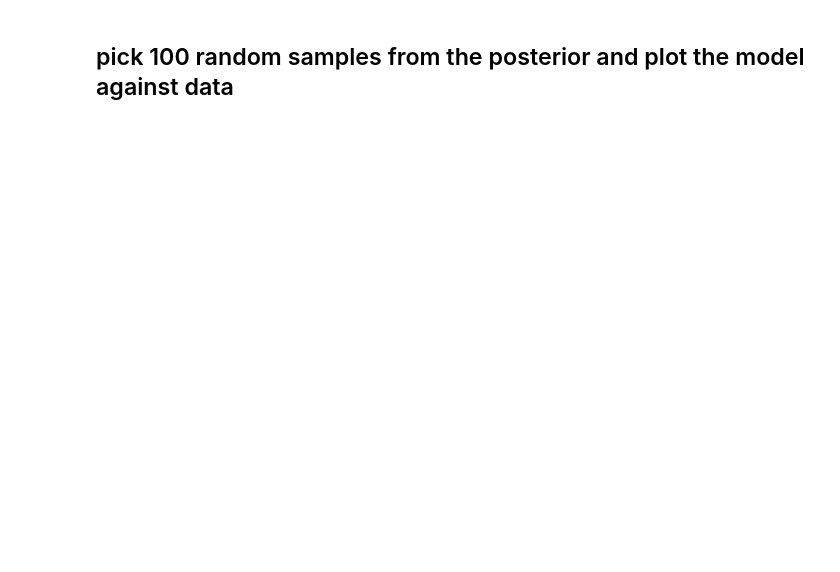
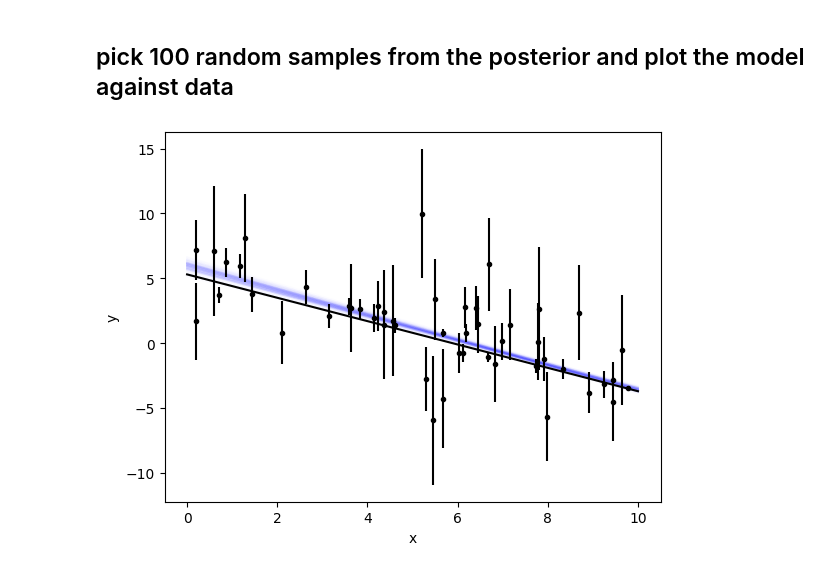
Before and after one commit to vernica-mehta/astr4004-8004-2025, a Jupyter notebook: notebooks/inference-part3.ipynb, the cells around one changed output. Drawn from its saved outputs; the diff is of its cells as text; code cells hidden in the pictures; blank space fills up the shorter version.

```diff
--- a/notebooks/inference-part3.ipynb
+++ b/notebooks/inference-part3.ipynb
@@ -55,7 +57,10 @@ def lnprior(params):
     """
     m, b = params
 
-    ...
+    if m_min<m<m_max and b_min<b<b_max:
+        return 0
+    else:
+        return -np.inf
 # %% [markdown]
 ## Calculate the likelihood
 # %%
@@ -67,8 +72,8 @@ def lnlike(params, x, y, yerr):
     """
     #simple case
     m, b = params
-
-    ...
+    model = m*x+b
+    return -0.5 * np.sum(((y-model) / yerr)**2) + np.log(yerr**2)
 # %% [markdown]
 ## Obtain the posterior
 # %%
@@ -77,7 +82,12 @@ def lnprob(params, x, y, yerr):
     This defines the posterior. Following Bayes' Theorem, the posterior is just the
     product of the prior and the likelihood. Conveniently, this is just a sum on log-space."""
 
-    ...
+    lp = lnprior(params)
+
+    if not np.isfinite(lp):
+        return -np.inf
+
+    return lp + lnlike(params,x,y,yerr)
 # %% [markdown]
 ## Bayesian inference
 # %%
@@ -156,9 +171,16 @@ figure = corner.corner(plot_data,
 # %% [markdown]
 ## pick 100 random samples from the posterior and plot the model against data
 # %%
-...
+x_ref = np.linspace(0,10,100)
+inds = np.random.randint(len(plot_data), size=100)
+
+for ind in inds:
+    m,b = plot_data[ind]
+    plt.plot(x_ref, x_ref*m+b, c='blue', alpha=0.01)
 
 plt.errorbar(x, y, yerr=yerr, fmt=".k", capsize=0)
 plt.plot(x_ref, m_true * x_ref + b_true, "k")
 plt.xlabel('x')
 plt.ylabel('y');
+# %% [output]
+[figure, added]
```
Also changed, not shown: parts of 3 cells of this notebook, 7 other files.
